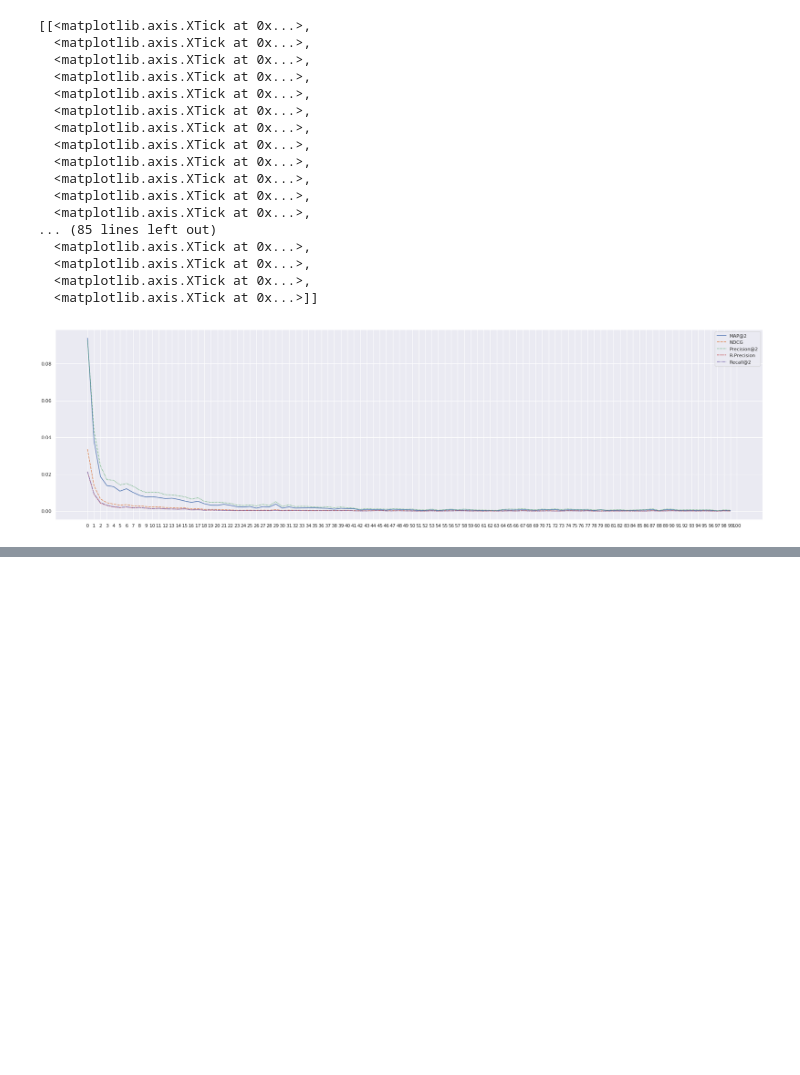
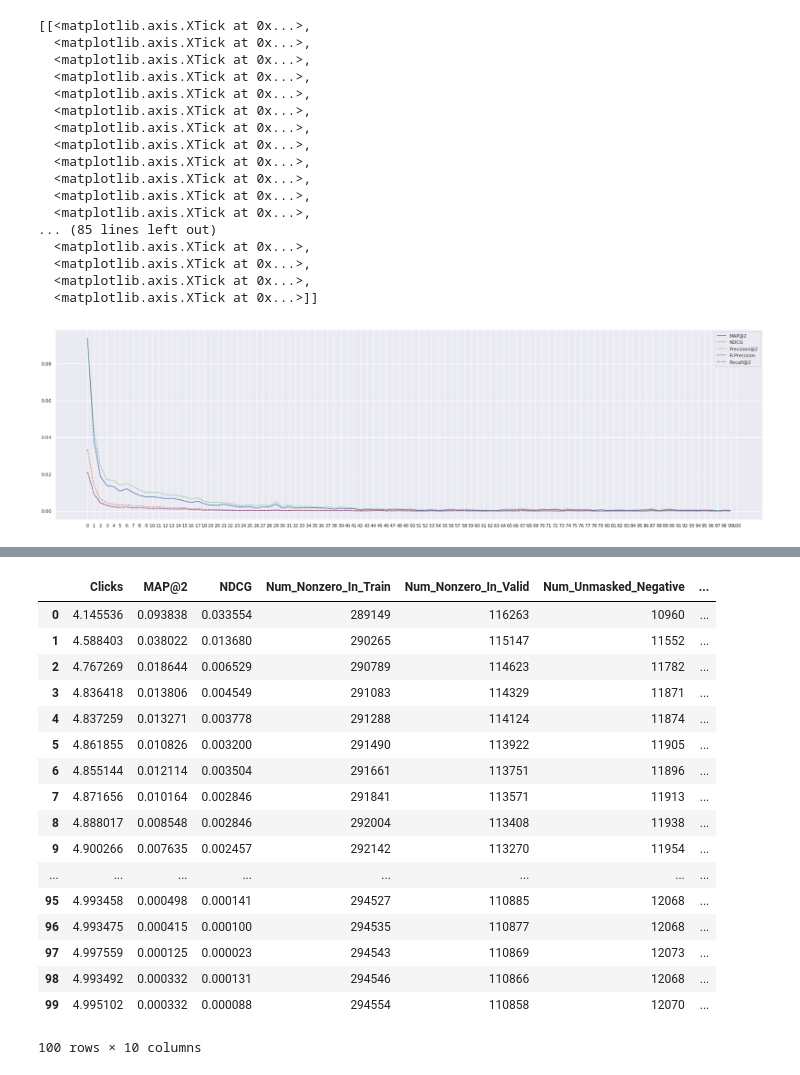
Before and after one commit to wuga214/Q-VAE-Recommendation, a Jupyter notebook: Kai Plot/Plot.ipynb, the cells around one changed output, grey strips where cells are left out. Cells and saved outputs as stored; diff of their text form; code cells hidden in the pictures; blank space fills up the shorter version.

```diff
--- a/Kai Plot/Plot.ipynb
+++ b/Kai Plot/Plot.ipynb
@@ -393,0 +585,21 @@ ax = sns.lineplot(data=entropy_100_2_retrain_every_time_df[["Num_Nonzero_In_Vali
+# %%
+entropy_100_2_retrain_every_time_df
+# %% [output]
+|  | Clicks | MAP@2 | NDCG | Num_Nonzero_In_Train | Num_Nonzero_In_Valid | Num_Unmasked_Negative | ... |
+| 0 | 4.145536 | 0.093838 | 0.033554 | 289149 | 116263 | 10960 | ... |
+| 1 | 4.588403 | 0.038022 | 0.013680 | 290265 | 115147 | 11552 | ... |
+| 2 | 4.767269 | 0.018644 | 0.006529 | 290789 | 114623 | 11782 | ... |
+| 3 | 4.836418 | 0.013806 | 0.004549 | 291083 | 114329 | 11871 | ... |
+| 4 | 4.837259 | 0.013271 | 0.003778 | 291288 | 114124 | 11874 | ... |
+| 5 | 4.861855 | 0.010826 | 0.003200 | 291490 | 113922 | 11905 | ... |
+| 6 | 4.855144 | 0.012114 | 0.003504 | 291661 | 113751 | 11896 | ... |
+| 7 | 4.871656 | 0.010164 | 0.002846 | 291841 | 113571 | 11913 | ... |
+| 8 | 4.888017 | 0.008548 | 0.002846 | 292004 | 113408 | 11938 | ... |
+| 9 | 4.900266 | 0.007635 | 0.002457 | 292142 | 113270 | 11954 | ... |
+| ... | ... | ... | ... | ... | ... | ... | ... |
+| 95 | 4.993458 | 0.000498 | 0.000141 | 294527 | 110885 | 12068 | ... |
+| 96 | 4.993475 | 0.000415 | 0.000100 | 294535 | 110877 | 12068 | ... |
+| 97 | 4.997559 | 0.000125 | 0.000023 | 294543 | 110869 | 12073 | ... |
+| 98 | 4.993492 | 0.000332 | 0.000131 | 294546 | 110866 | 12068 | ... |
+| 99 | 4.995102 | 0.000332 | 0.000088 | 294554 | 110858 | 12070 | ... |
+100 rows × 10 columns
```
Also changed, not shown: parts of 16 cells of this notebook, 11 other files.
